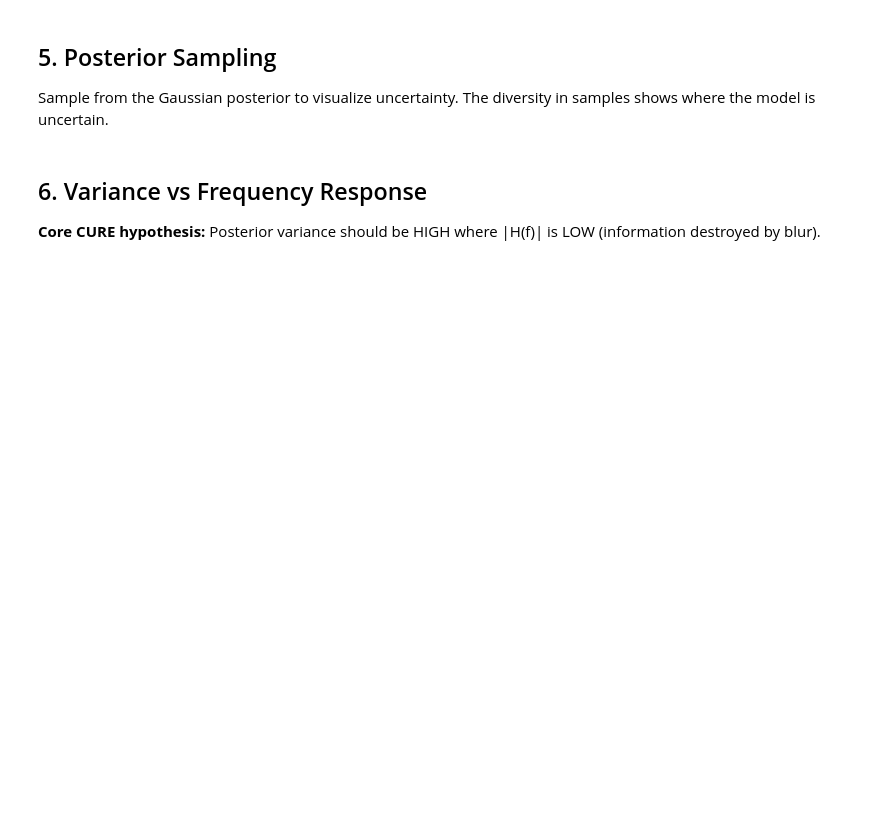
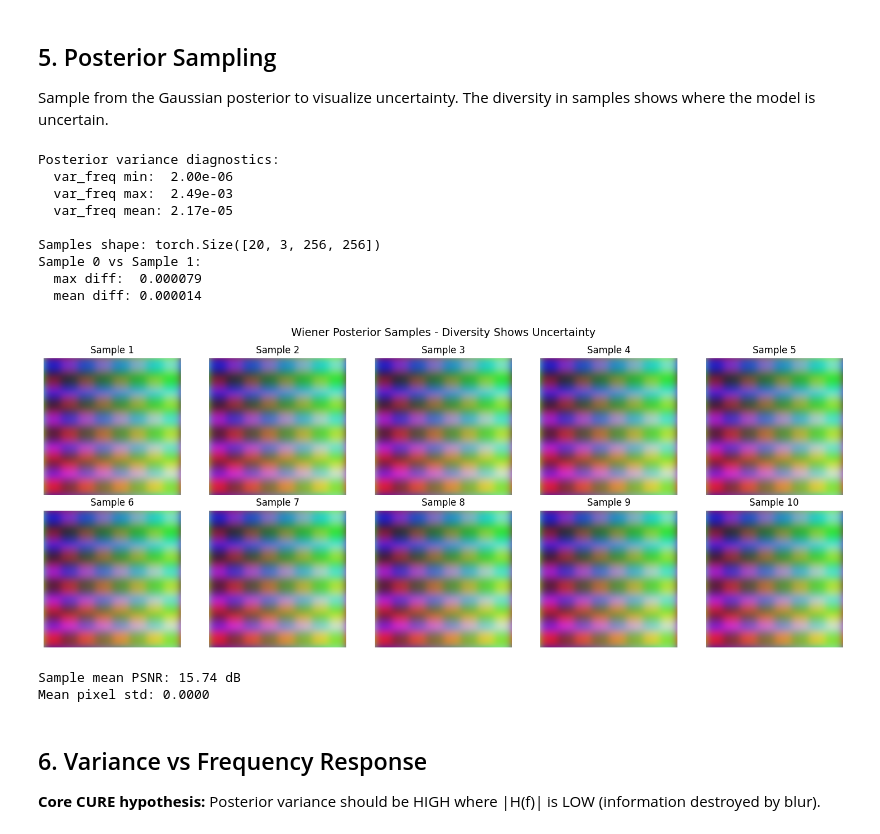
Before and after one commit to RobbyPratl/cure, a Jupyter notebook: notebooks/01_exploration.ipynb, the cells around one changed output. Saved outputs shown, nothing was run; the diff lists cells and outputs as text; code cells hidden in the pictures; blank space fills up the shorter version.

Commit message:
Fix posterior sampling: add signal_power parameter for proper variance scaling

```diff
--- a/notebooks/01_exploration.ipynb
+++ b/notebooks/01_exploration.ipynb
@@ -152,26 +167,64 @@ show_images(
 
 Sample from the Gaussian posterior to visualize uncertainty. The diversity in samples shows where the model is uncertain.
 # %%
+# Reload wiener module to get the fix
+import importlib
+import wiener
+importlib.reload(wiener)
+from wiener import WienerFilter
+
+# Recreate filter with updated code - use signal_power based on image variance
+# For images in [0,1], variance ~0.08 is typical
+signal_var = clean.var().item()
+print(f"Clean image variance: {signal_var:.4f}")
+
+wf = WienerFilter(result['kernel'], noise_sigma=0.05, image_shape=(256, 256), signal_power=signal_var)
+
+# Debug: Check variance values
+print("\nPosterior variance diagnostics:")
+print(f"  var_freq min:  {wf.posterior_var_freq.min():.2e}")
+print(f"  var_freq max:  {wf.posterior_var_freq.max():.2e}")
+print(f"  var_freq mean: {wf.posterior_var_freq.mean():.2e}")
+
 # Sample from Wiener posterior
 samples = wf.sample_posterior(result['degraded'], n_samples=20)
-print(f"Samples shape: {samples.shape}")
+print(f"\nSamples shape: {samples.shape}")
+
+# Check sample diversity
+diff = (samples[0] - samples[1]).abs()
+print(f"Sample 0 vs Sample 1:")
+print(f"  max diff:  {diff.max():.6f}")
+print(f"  mean diff: {diff.mean():.6f}")
 
 # Display sample diversity
 fig, axes = plt.subplots(2, 5, figsize=(15, 6))
 for i in range(10):
     ax = axes[i // 5, i % 5]
     ax.imshow(samples[i].permute(1, 2, 0).clip(0, 1).numpy())
     ax.axis('off')
     ax.set_title(f'Sample {i+1}')
 plt.suptitle('Wiener Posterior Samples - Diversity Shows Uncertainty', fontsize=14)
 plt.tight_layout()
 plt.show()
 
 # Compute sample statistics
 sample_mean = samples.mean(dim=0)
 sample_std = samples.std(dim=0)
-print(f"Sample mean PSNR: {compute_psnr(sample_mean, clean):.2f} dB")
+print(f"\nSample mean PSNR: {compute_psnr(sample_mean, clean):.2f} dB")
 print(f"Mean pixel std: {sample_std.mean():.4f}")
+# %% [output]
+Posterior variance diagnostics:
+  var_freq min:  2.00e-06
+  var_freq max:  2.49e-03
+  var_freq mean: 2.17e-05
+
+Samples shape: torch.Size([20, 3, 256, 256])
+Sample 0 vs Sample 1:
+  max diff:  0.000079
+  mean diff: 0.000014
+[figure, added]
+Sample mean PSNR: 15.74 dB
+Mean pixel std: 0.0000
 # %% [markdown]
 ## 6. Variance vs Frequency Response
 
```
Also changed, not shown: parts of 8 cells of this notebook, 3 other files.
